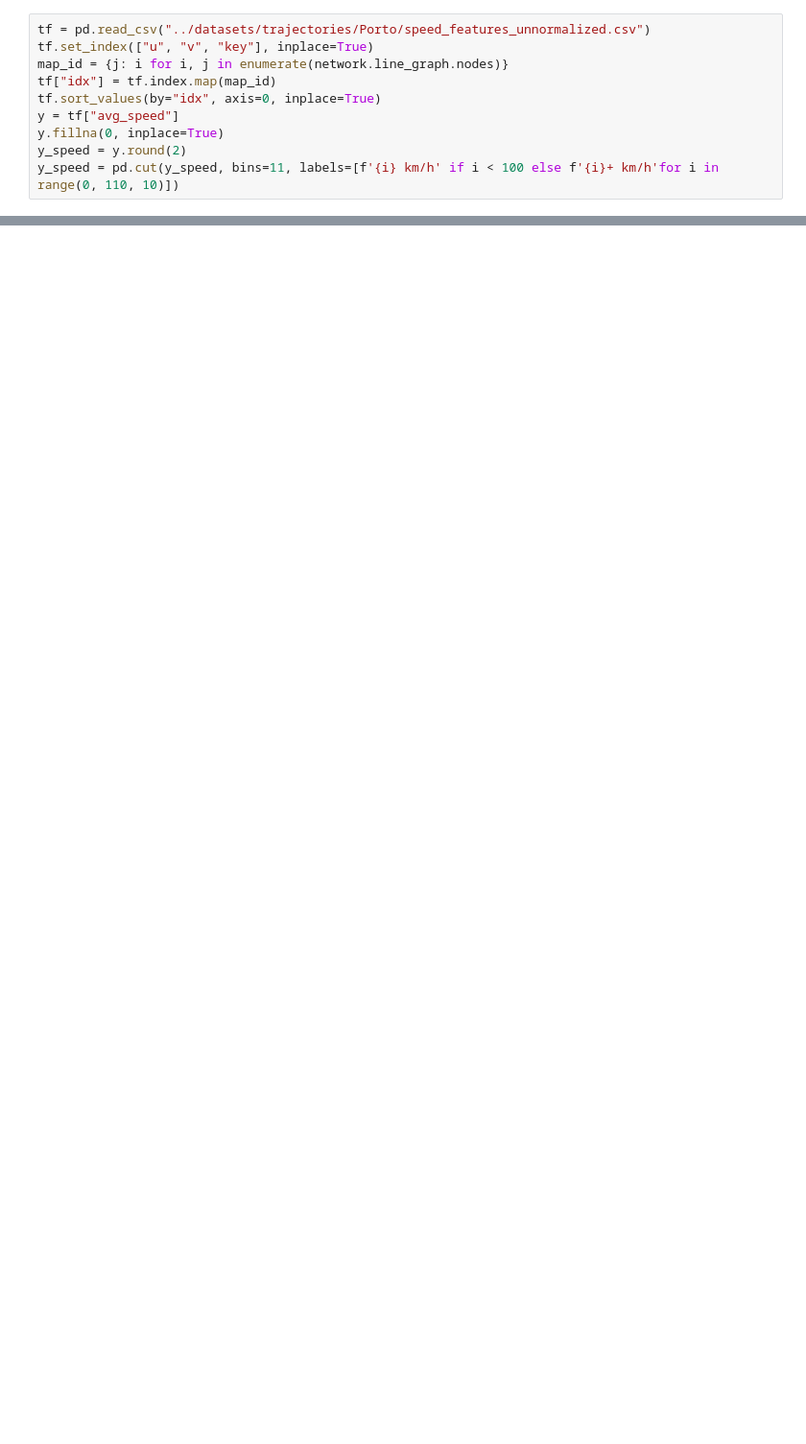
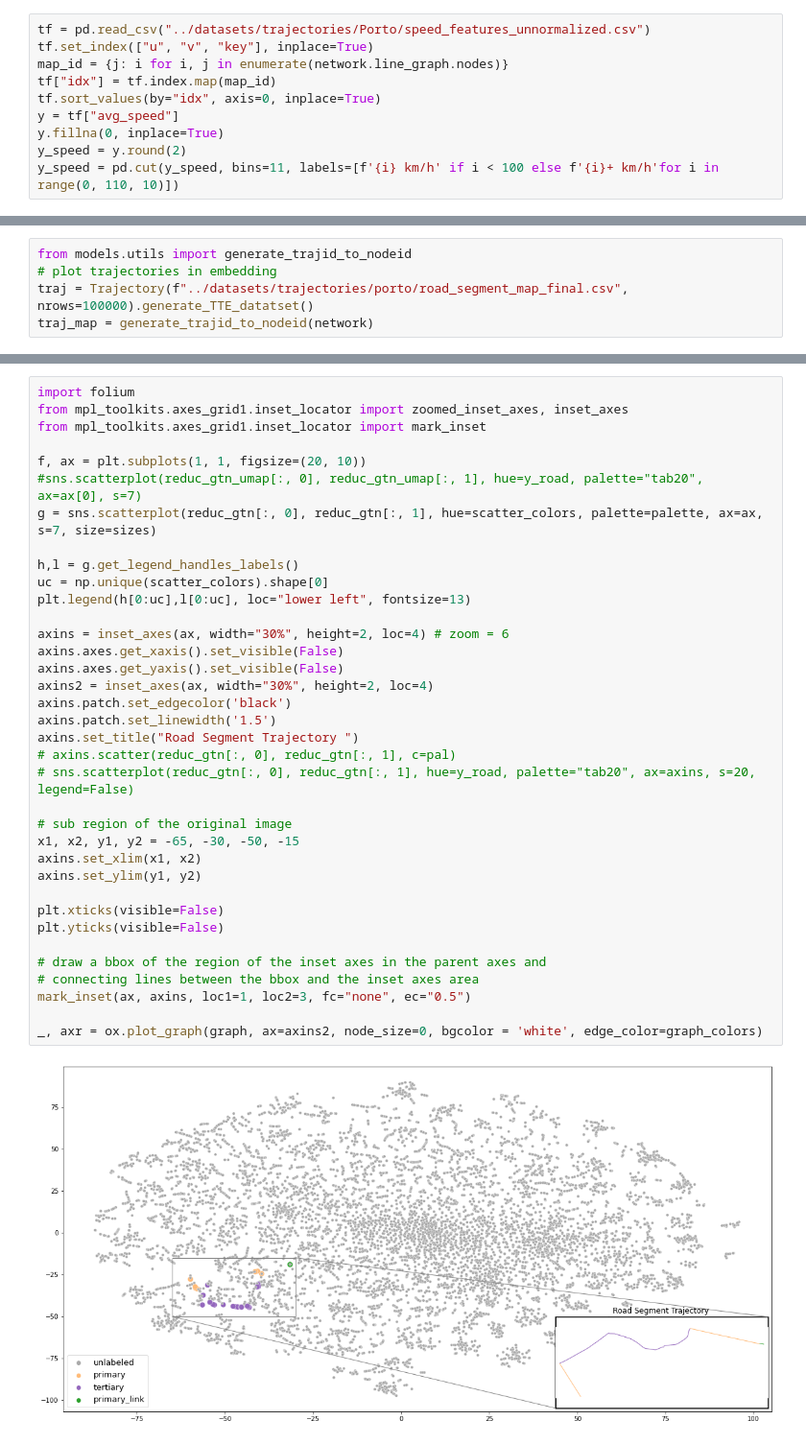
Before and after one commit to SwiftPredator/Trajectory-based-Road-Network-Representation-Learning, a Jupyter notebook: evaluation/gtn_embedding_analysis.ipynb, the cells around one changed output, grey strips where cells are left out. Shown: that part at 96% size. Cells and saved outputs as stored; diff of their text form; blank space fills up the shorter version.

```diff
--- a/evaluation/gtn_embedding_analysis.ipynb
+++ b/evaluation/gtn_embedding_analysis.ipynb
@@ -95,0 +101,5 @@ mark_inset(ax, axins, loc1=2, loc2=4, fc="none", ec="0.5")
+# %%
+from models.utils import generate_trajid_to_nodeid
+# plot trajectories in embedding
+traj = Trajectory(f"../datasets/trajectories/porto/road_segment_map_final.csv", nrows=100000).generate_TTE_datatset()
+traj_map = generate_trajid_to_nodeid(network)
@@ -95,0 +148,38 @@ mark_inset(ax, axins, loc1=2, loc2=4, fc="none", ec="0.5")
+# %%
+import folium
+from mpl_toolkits.axes_grid1.inset_locator import zoomed_inset_axes, inset_axes
+from mpl_toolkits.axes_grid1.inset_locator import mark_inset
+
+f, ax = plt.subplots(1, 1, figsize=(20, 10))
+#sns.scatterplot(reduc_gtn_umap[:, 0], reduc_gtn_umap[:, 1], hue=y_road, palette="tab20", ax=ax[0], s=7)
+g = sns.scatterplot(reduc_gtn[:, 0], reduc_gtn[:, 1], hue=scatter_colors, palette=palette, ax=ax, s=7, size=sizes)
+
+h,l = g.get_legend_handles_labels()
+uc = np.unique(scatter_colors).shape[0]
+plt.legend(h[0:uc],l[0:uc], loc="lower left", fontsize=13)
+
+axins = inset_axes(ax, width="30%", height=2, loc=4) # zoom = 6
+axins.axes.get_xaxis().set_visible(False)
+axins.axes.get_yaxis().set_visible(False)
+axins2 = inset_axes(ax, width="30%", height=2, loc=4)
+axins.patch.set_edgecolor('black')
+axins.patch.set_linewidth('1.5')
+axins.set_title("Road Segment Trajectory ")
+# axins.scatter(reduc_gtn[:, 0], reduc_gtn[:, 1], c=pal)
+# sns.scatterplot(reduc_gtn[:, 0], reduc_gtn[:, 1], hue=y_road, palette="tab20", ax=axins, s=20, legend=False)
+
+# sub region of the original image
+x1, x2, y1, y2 = -65, -30, -50, -15
+axins.set_xlim(x1, x2)
+axins.set_ylim(y1, y2)
+
+plt.xticks(visible=False)
+plt.yticks(visible=False)
+
+# draw a bbox of the region of the inset axes in the parent axes and
+# connecting lines between the bbox and the inset axes area
+mark_inset(ax, axins, loc1=1, loc2=3, fc="none", ec="0.5")
+
+_, axr = ox.plot_graph(graph, ax=axins2, node_size=0, bgcolor = 'white', edge_color=graph_colors)
+# %% [output]
+[figure, added]
```
Also changed, not shown: parts of 5 cells of this notebook, 16 other files.
